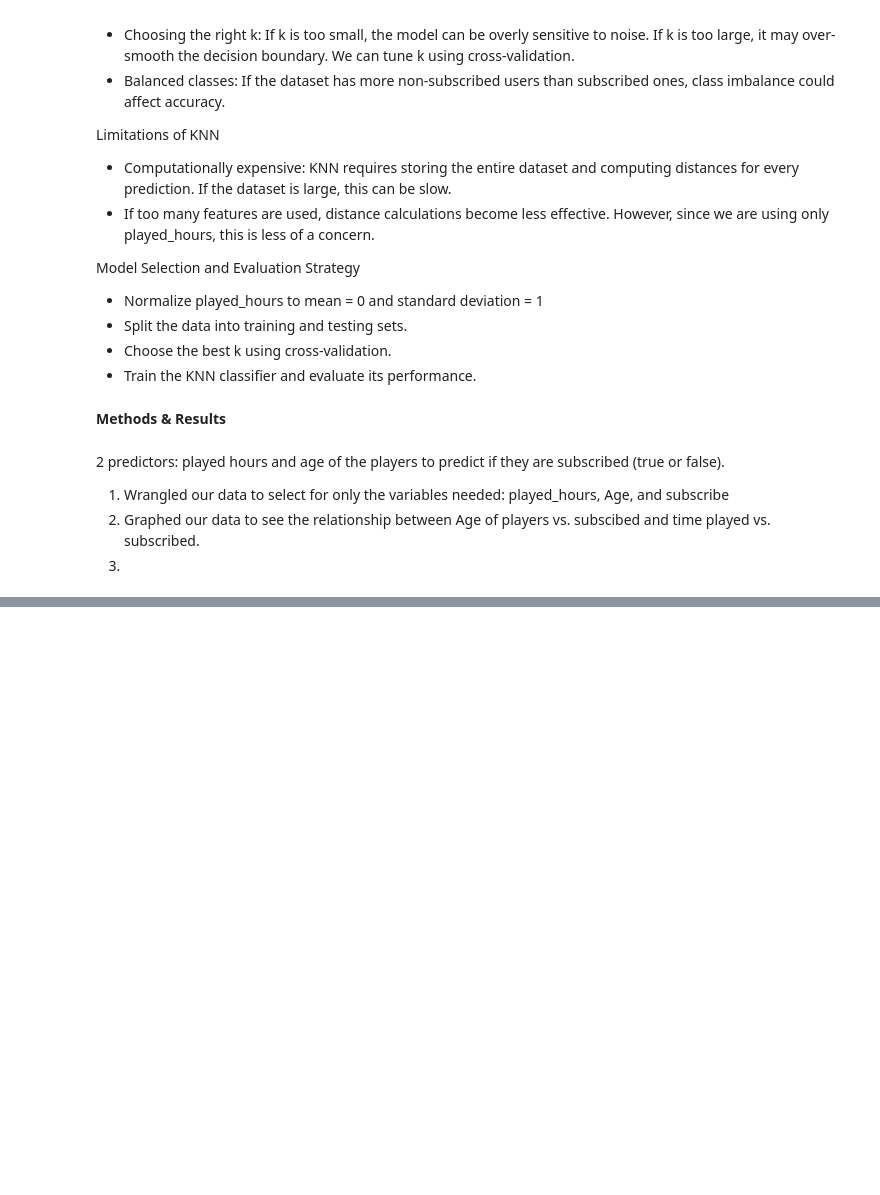
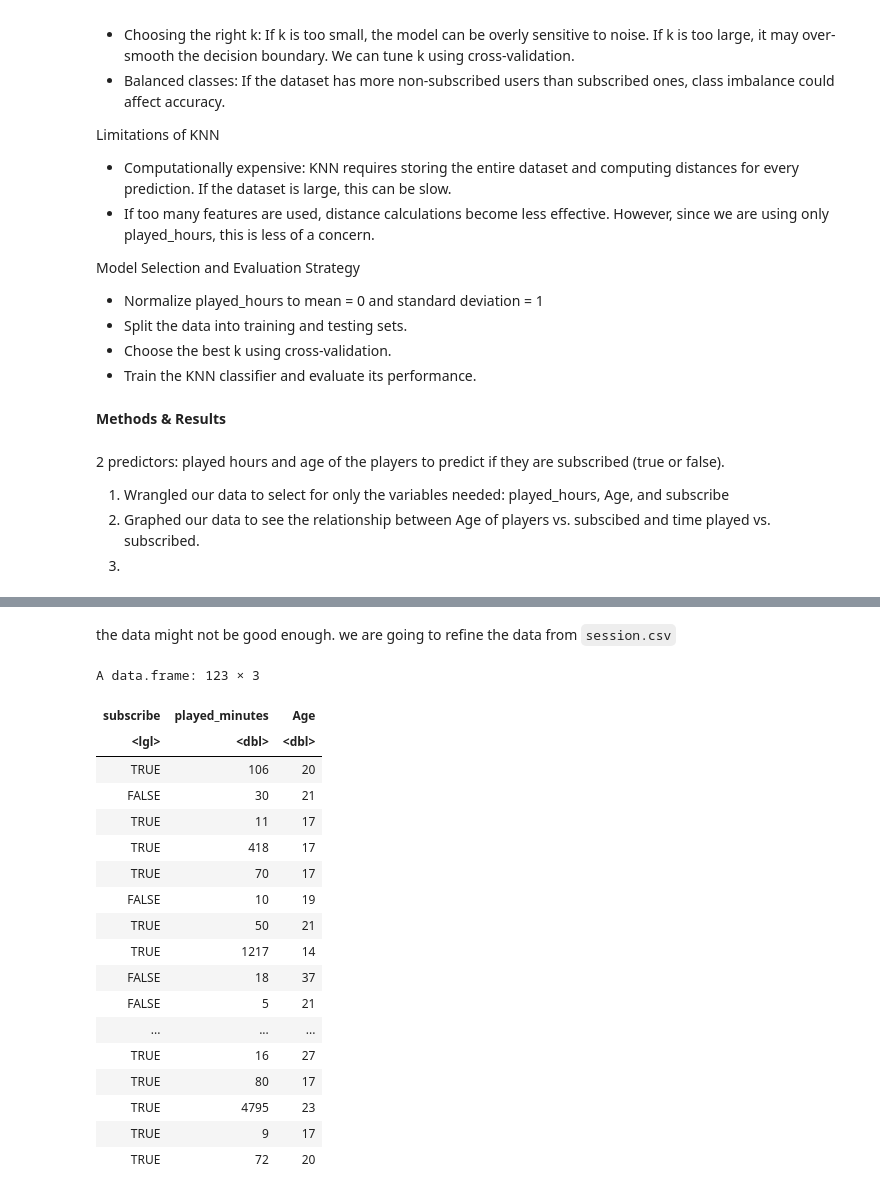
Before and after one commit to ricePak/dsci100-2024W2-group-023, a Jupyter notebook: project.ipynb, the cells around one changed output, grey strips where cells are left out. Cells and saved outputs as stored; diff of their text form; code cells hidden in the pictures; blank space fills up the shorter version.

```diff
--- a/project.ipynb
+++ b/project.ipynb
@@ -230,0 +248,36 @@ Model Selection and Evaluation Strategy
+# %% [markdown]
+the data might not be good enough. we are going to refine the data from `session.csv`
+# %%
+session_durations <- sessions |>
+    select(hashedEmail, start_time, end_time) |>
+    mutate(start_time =as.POSIXct(start_time, format = "%d/%m/%Y %H:%M")) |>
+    mutate(end_time =as.POSIXct(end_time, format = "%d/%m/%Y %H:%M")) |>
+    mutate(duration=as.numeric(difftime(end_time, start_time, units = "mins"))) |>
+    group_by(hashedEmail) |>
+    summarize(played_minutes=sum(duration)) |>
+    filter(played_minutes!=0)
+
+cleaned_players <- merge(players, session_durations, by="hashedEmail") |>
+    select(subscribe,played_minutes,Age)
+
+cleaned_players
+# %% [output]
+A data.frame: 123 × 3
+| subscribe | played_minutes | Age |
+| <lgl> | <dbl> | <dbl> |
+| TRUE | 106 | 20 |
+| FALSE | 30 | 21 |
+| TRUE | 11 | 17 |
+| TRUE | 418 | 17 |
+| TRUE | 70 | 17 |
+| FALSE | 10 | 19 |
+| TRUE | 50 | 21 |
+| TRUE | 1217 | 14 |
+| FALSE | 18 | 37 |
+| FALSE | 5 | 21 |
+| ... | ... | ... |
+| TRUE | 16 | 27 |
+| TRUE | 80 | 17 |
+| TRUE | 4795 | 23 |
+| TRUE | 9 | 17 |
+| TRUE | 72 | 20 |
```
Also changed, not shown: parts of 4 cells of this notebook.
